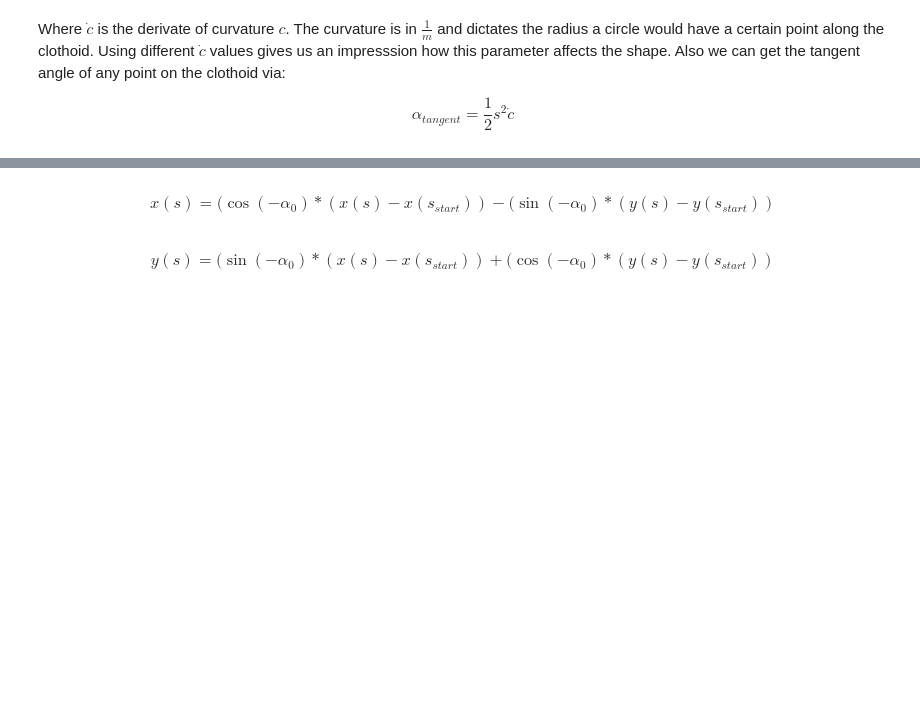
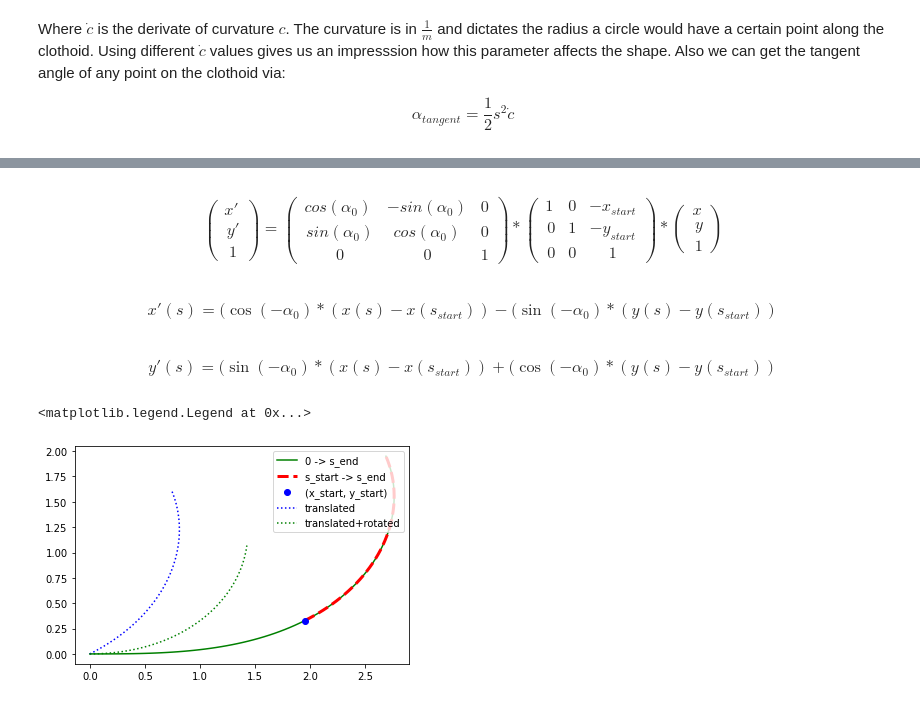
Before and after one commit to pageldev/ClothoidExploration, a Jupyter notebook: ClothoidExploration.ipynb, the cells around one changed output, grey strips where cells are left out. Saved outputs shown, nothing was run; the diff lists cells and outputs as text; code cells hidden in the pictures; blank space fills up the shorter version.

Commit message:
added translated, rotated clothoid version

```diff
--- a/ClothoidExploration.ipynb
+++ b/ClothoidExploration.ipynb
@@ -68,8 +69,65 @@ Another way to describe a clothoid is by giving a start ($c_{start}$) and end cu
+# %% [markdown]
+\begin{equation*}
+\begin{pmatrix}
+x' \\\
+y' \\\
+1
+\end{pmatrix}
+=
+\begin{pmatrix}
+cos(\alpha_{0}) & -sin(\alpha_{0}) & 0 \\\
+sin(\alpha_{0}) & cos(\alpha_{0}) & 0 \\\
+0 & 0 & 1
+\end{pmatrix}
+*
+\begin{pmatrix}
+1 & 0 & -x_{start} \\\
+0 & 1 & -y_{start} \\\
+0 & 0 & 1
+\end{pmatrix}
+*
+\begin{pmatrix}
+x \\\
+y \\\
+1
+\end{pmatrix}
+\end{equation*}
 # %% [markdown]
 \begin{equation*}
-x(s) = (\cos(-\alpha_0) * (x(s)-x(s_{start})) - (\sin(-\alpha_0) * (y(s)-y(s_{start}))
+x'(s) = (\cos(-\alpha_0) * (x(s)-x(s_{start})) - (\sin(-\alpha_0) * (y(s)-y(s_{start}))
 \end{equation*}
 # %% [markdown]
 \begin{equation*}
-y(s) = (\sin(-\alpha_0) * (x(s)-x(s_{start})) + (\cos(-\alpha_0) * (y(s)-y(s_{start}))
+y'(s) = (\sin(-\alpha_0) * (x(s)-x(s_{start})) + (\cos(-\alpha_0) * (y(s)-y(s_{start}))
 \end{equation*}
+# %%
+c_start = .5
+c_end = 1
+length = 2
+
+c_dot = (c_end - c_start)/length
+s_start = c_start/c_dot
+s_end = c_end/c_dot
+
+a = np.sqrt(np.pi/np.abs(c_dot))
+S_1, C_1 = sc.fresnel([s/a for s in np.arange(0.0, s_end, 0.05)])
+plt.plot([a*x for x in C_1], [a*y for y in S_1], 'g-', label="0 -> s_end")
+
+s_vals = np.arange(s_start, s_end, 0.05)
+S_2, C_2 = sc.fresnel([s/a for s in s_vals])
+plt.plot([a*x for x in C_2], [a*y for y in S_2], 'r--', label="s_start -> s_end", linewidth=3)
+
+f_x = lambda s : a * (sc.fresnel([s/a])[1][0])
+f_y = lambda s : a * (sc.fresnel([s/a])[0][0])
+plt.plot([f_x(s_start)], [f_y(s_start)], 'bo', label="(x_start, y_start)")
+
+f_x_t = lambda s, a0 : np.cos(-a0)*(f_x(s)-f_x(s_start)) - (np.sin(-a0) * (f_y(s)-f_y(s_start)))
+f_y_t = lambda s, a0 : np.sin(-a0)*(f_x(s)-f_x(s_start)) + (np.cos(-a0) * (f_y(s)-f_y(s_start)))
+plt.plot([f_x_t(s, 0.0) for s in s_vals], [f_y_t(s, 0.0) for s in s_vals], 'b:', label="translated")
+alpha_0 = 0.5*s_start*s_start*c_dot
+plt.plot([f_x_t(s, alpha_0) for s in s_vals], [f_y_t(s, alpha_0) for s in s_vals], 'g:', label="translated+rotated")
+
+plt.legend(loc="upper right")
+# %% [output]
+<matplotlib.legend.Legend at 0x...>
+[figure, added]
```
Also changed, not shown: parts of 7 cells of this notebook.
